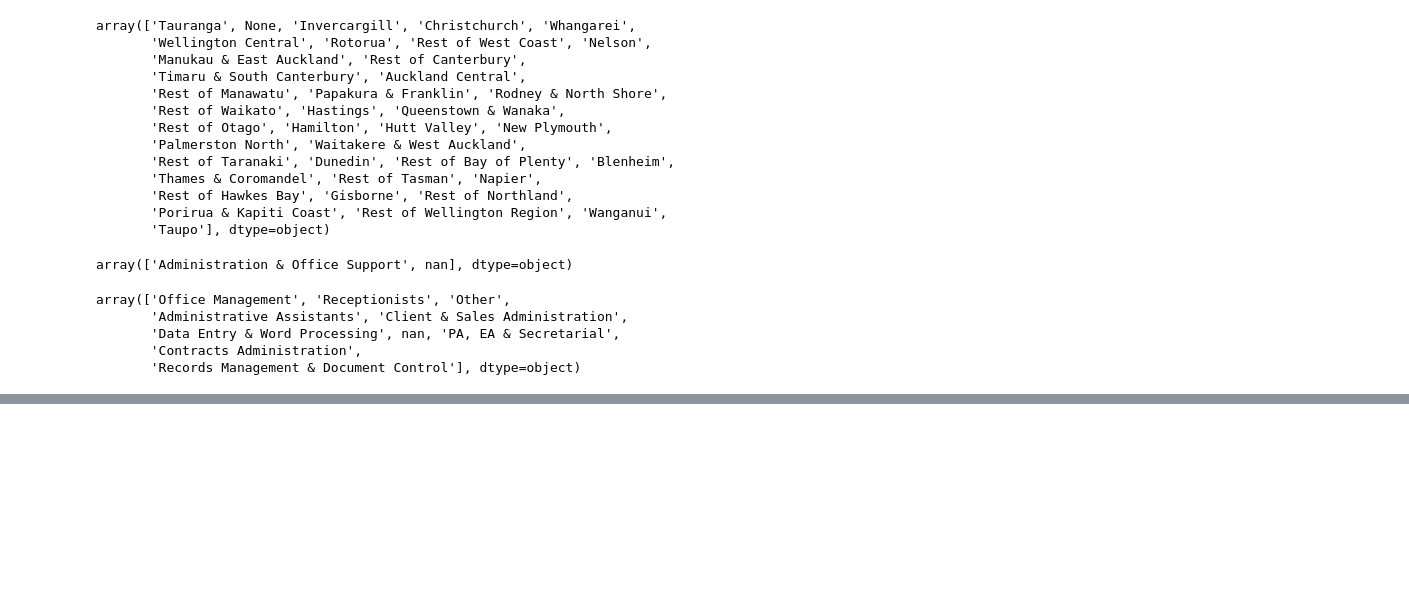
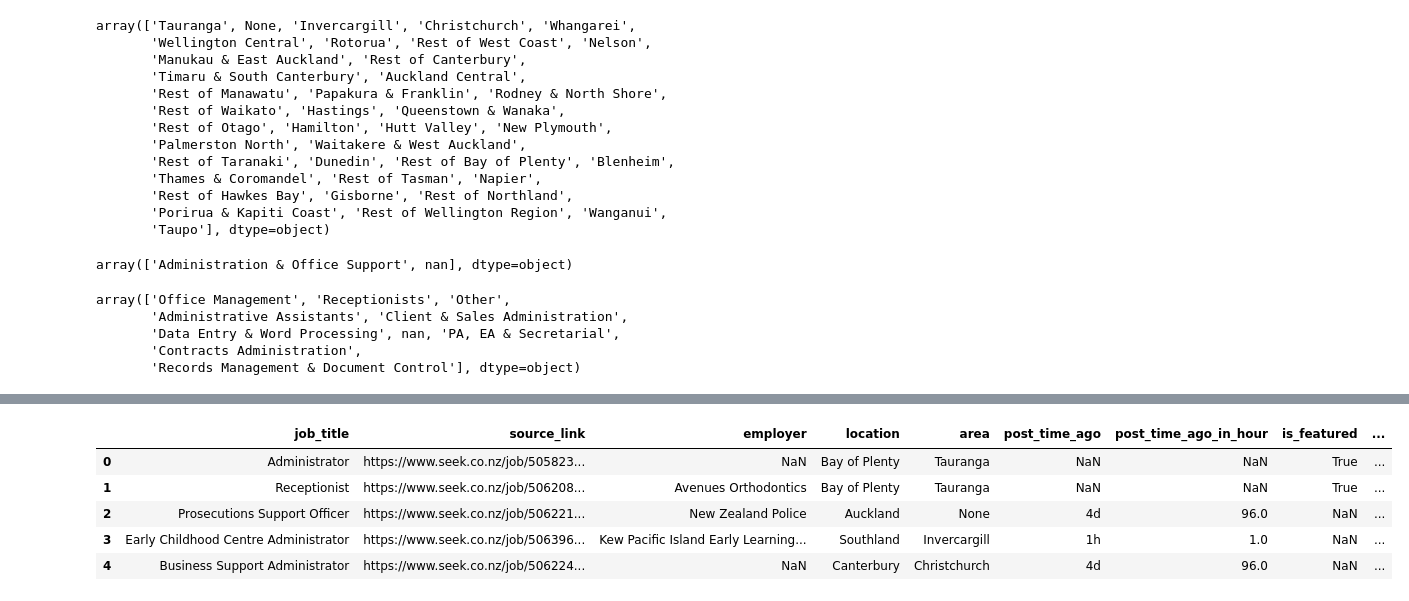
Before and after one commit to jfzhang726/da_2021Dec, a Jupyter notebook: notebooks/20211221.ipynb, the cells around one changed output, grey strips where cells are left out. Saved outputs shown, nothing was run; the diff lists cells and outputs as text; code cells hidden in the pictures; blank space fills up the shorter version.

```diff
--- a/notebooks/20211221.ipynb
+++ b/notebooks/20211221.ipynb
@@ -371,0 +379,16 @@ df_cleaned.to_csv('data20211221/NZ_Admin_JOBS_cleaned.csv')
+# %%
+import amrlib
+stog = amrlib.load_stog_model()
+gtos = amrlib.load_gtos_model()
+import penman
+from amrlib.graph_processing.annotator import add_lemmas
+
+
+#import spacy
+#amrlib.setup_spacy_extension()
+#nlp = spacy.load('en_core_web_sm')
+
+import pprint
+# %%
+benefit_texts = df_cleaned['benefits'].unique()
+benefit_texts[:10]
@@ -371,0 +401,4 @@ df_cleaned.to_csv('data20211221/NZ_Admin_JOBS_cleaned.csv')
+# %%
+for text in benefit_texts[1:10]:
+    g = stog.parse_sents([text])
+    pprint.pprint(g)
@@ -371,0 +529,11 @@ df_cleaned.to_csv('data20211221/NZ_Admin_JOBS_cleaned.csv')
+# %%
+#for idx, row in df_cleaned.iterrows():
+#    money, temporal_unit = analyse_benefits(row['benefits'])
+#    df_cleaned.iloc[idx, 'payment'] = money
+#    df_cleaned.iloc[idx, 'payment_type'] = temporal_unit
+#    if idx % 10 == 0:
+#        print(idx)
+#df_cleaned.head()
+
+df_cleaned['payment'] = df_cleaned['benefits'].apply(lambda x: analyse_benefits(x)[0] )
+df_cleaned['payment_type'] = df_cleaned['benefits'].apply(lambda x: analyse_benefits(x)[1])
@@ -371,0 +555,9 @@ df_cleaned.to_csv('data20211221/NZ_Admin_JOBS_cleaned.csv')
+# %%
+df_cleaned.head()
+# %% [output]
+|  | job_title | source_link | employer | location | area | post_time_ago | post_time_ago_in_hour | is_featured | ... |
+| 0 | Administrator | https://www.seek.co.nz/job/505823... | NaN | Bay of Plenty | Tauranga | NaN | NaN | True | ... |
+| 1 | Receptionist | https://www.seek.co.nz/job/506208... | Avenues Orthodontics | Bay of Plenty | Tauranga | NaN | NaN | True | ... |
+| 2 | Prosecutions Support Officer | https://www.seek.co.nz/job/506221... | New Zealand Police | Auckland | None | 4d | 96.0 | NaN | ... |
+| 3 | Early Childhood Centre Administrator | https://www.seek.co.nz/job/506396... | Kew Pacific Island Early Learning... | Southland | Invercargill | 1h | 1.0 | NaN | ... |
+| 4 | Business Support Administrator | https://www.seek.co.nz/job/506224... | NaN | Canterbury | Christchurch | 4d | 96.0 | NaN | ... |
```
Also changed, not shown: parts of 13 cells of this notebook.
